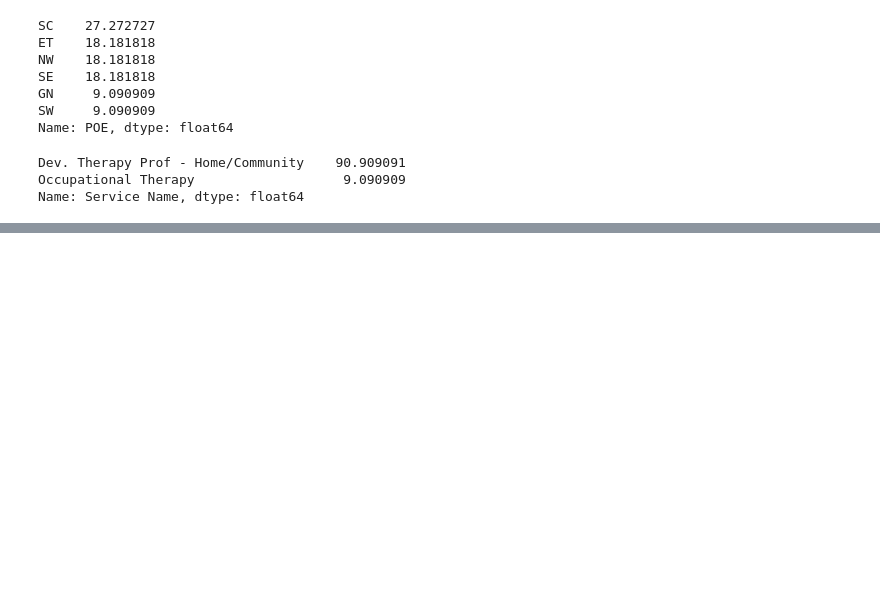
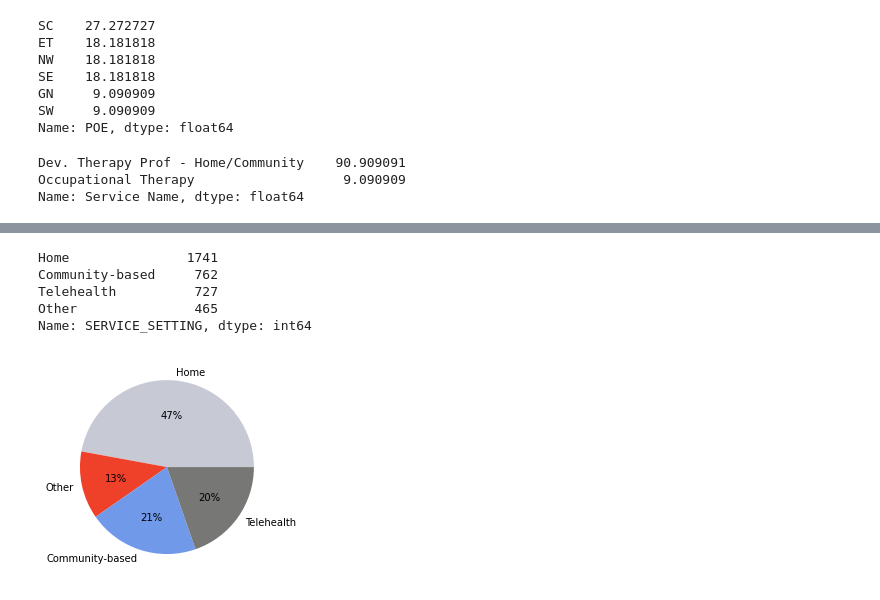
Before and after one commit to NSS-Data-Analytics-Cohort-8/teis_da8_1-new-balance-and-grill, a Jupyter notebook: notebooks/partner_project_2.ipynb, the cells around one changed output, grey strips where cells are left out. Cells and saved outputs as stored; diff of their text form; code cells hidden in the pictures; blank space fills up the shorter version.

```diff
--- a/notebooks/partner_project_2.ipynb
+++ b/notebooks/partner_project_2.ipynb
@@ -418,0 +489,20 @@ Name: Service Name, dtype: float64
+# %%
+successful_covists_in_2022_df['SERVICE_SETTING'].value_counts()
+# %% [output]
+Home               1741
+Community-based     762
+Telehealth          727
+Other               465
+Name: SERVICE_SETTING, dtype: int64
+# %%
+data = [1741, 465, 762, 727]
+labels = ['Home', 'Other', 'Community-based', 'Telehealth']
+
+
+colors1 = sns.set_palette(sns.color_palette(colors))
+
+
+plt.pie(data, labels = labels, colors = colors1, autopct='%.0f%%')
+plt.show()
+# %% [output]
+[figure, added]
```
Also changed, not shown: parts of 25 cells of this notebook.
